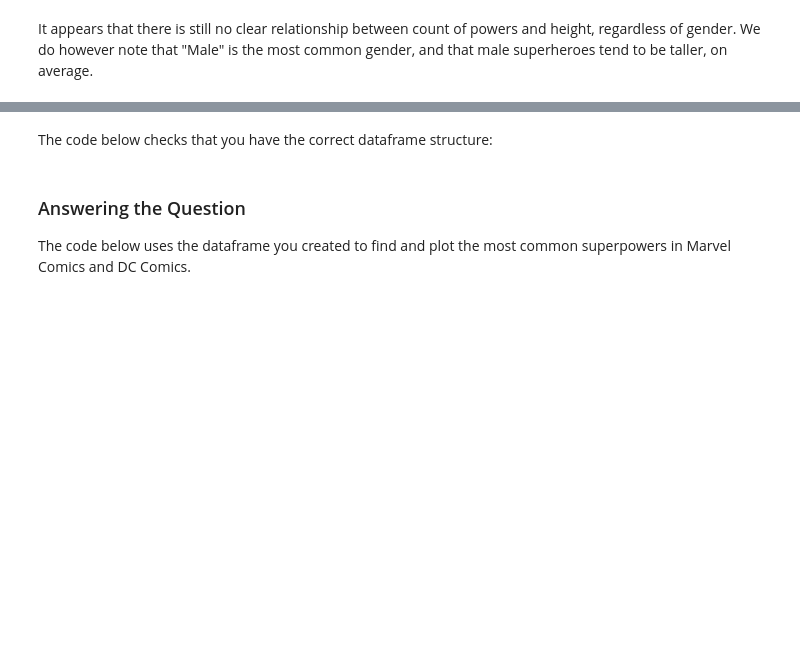
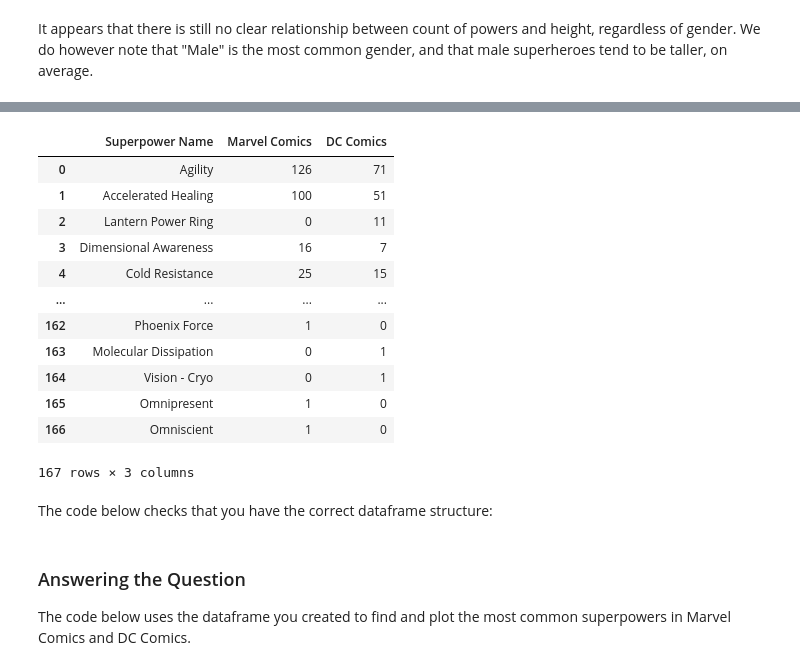
Before and after one commit to Francis-Muthoni/dsc-pandas-data-cleaning-lab, a Jupyter notebook: index.ipynb, the cells around one changed output, grey strips where cells are left out. Saved outputs shown, nothing was run; the diff lists cells and outputs as text; code cells hidden in the pictures; blank space fills up the shorter version.

```diff
--- a/index.ipynb
+++ b/index.ipynb
@@ -663,3 +730,26 @@ Don't worry if the rows or columns are in a different order, all that matters is
+# %%
+super_power_columns= powers_df.index
+grouped_heroes_and_powers =  heroes_and_powers_df.groupby('Publisher')[super_power_columns].sum()
+
+
+question_3_df = grouped_heroes_and_powers.loc[['Marvel Comics', 'DC Comics']]
+question_3_df =  question_3_df.T.reset_index()
+question_3_df.columns =['Superpower Name', 'Marvel Comics', 'DC Comics']
+question_3_df
+# %% [output]
+|  | Superpower Name | Marvel Comics | DC Comics |
+| 0 | Agility | 126 | 71 |
+| 1 | Accelerated Healing | 100 | 51 |
+| 2 | Lantern Power Ring | 0 | 11 |
+| 3 | Dimensional Awareness | 16 | 7 |
+| 4 | Cold Resistance | 25 | 15 |
+| ... | ... | ... | ... |
+| 162 | Phoenix Force | 1 | 0 |
+| 163 | Molecular Dissipation | 0 | 1 |
+| 164 | Vision - Cryo | 0 | 1 |
+| 165 | Omnipresent | 1 | 0 |
+| 166 | Omniscient | 1 | 0 |
+167 rows × 3 columns
 # %% [markdown]
 The code below checks that you have the correct dataframe structure:
 # %%
```
Also changed, not shown: parts of 17 cells of this notebook.
